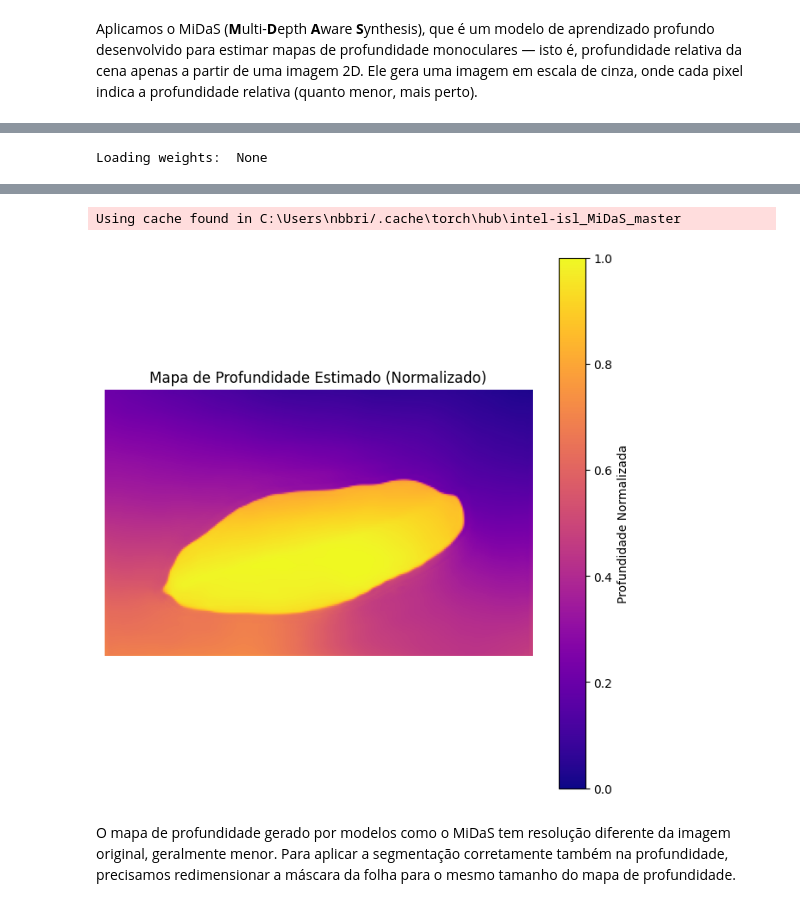
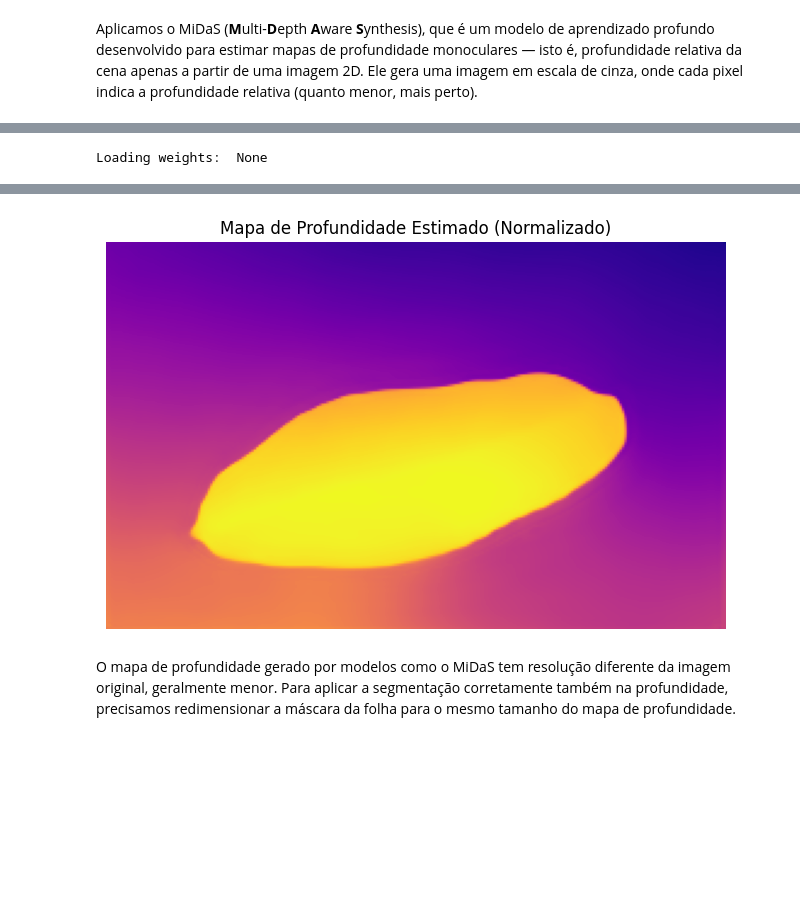
Before and after one commit to mateuskrause/tp-aln, a Jupyter notebook: main.ipynb, the cells around one changed output, grey strips where cells are left out. Cells and saved outputs as stored; diff of their text form; code cells hidden in the pictures; blank space fills up the shorter version.

```diff
--- a/main.ipynb
+++ b/main.ipynb
@@ -197,7 +213,6 @@ depth_n = (depth - dmin) / (dmax - dmin)
 plt.figure(figsize=(8,8))
 plt.imshow(depth_n, cmap='plasma')
 plt.title("Mapa de Profundidade Estimado (Normalizado)")
-plt.colorbar(label="Profundidade Normalizada")
 plt.axis('off')
 plt.show()
 # %% [output]
@@ -209,5 +223,4 @@ Downloading: "https://github.com/isl-org/MiDaS/releases/download/v2_1/midas_v21_
-Using cache found in C:\Users\nbbri/.cache\torch\hub\intel-isl_MiDaS_master
-[figure, old version]
+[figure, new version]
 # %% [markdown]
 O mapa de profundidade gerado por modelos como o MiDaS tem resolução diferente da imagem original, geralmente menor. Para aplicar a segmentação corretamente também na profundidade, precisamos redimensionar a máscara da folha para o mesmo tamanho do mapa de profundidade.
 # %%
```
Also changed, not shown: parts of 11 cells of this notebook.
